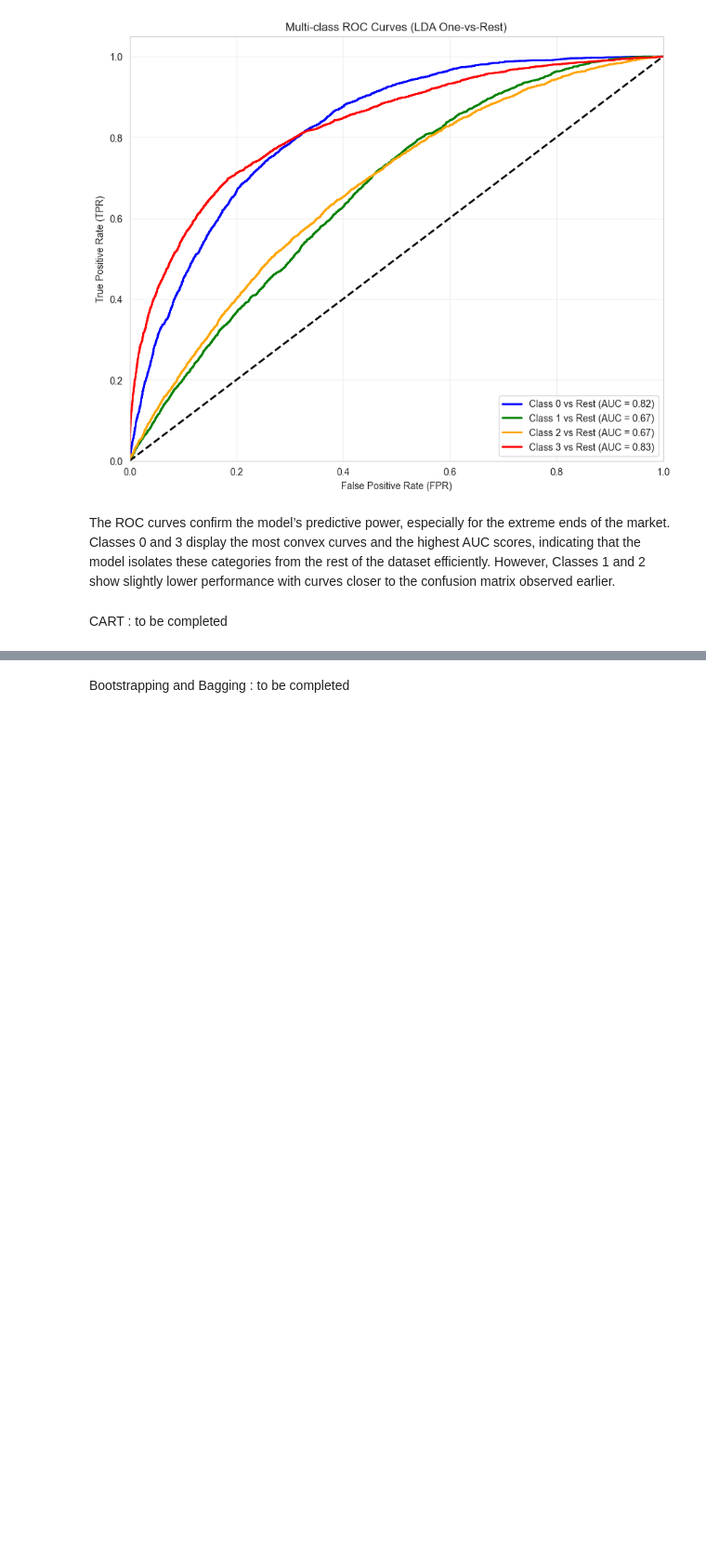
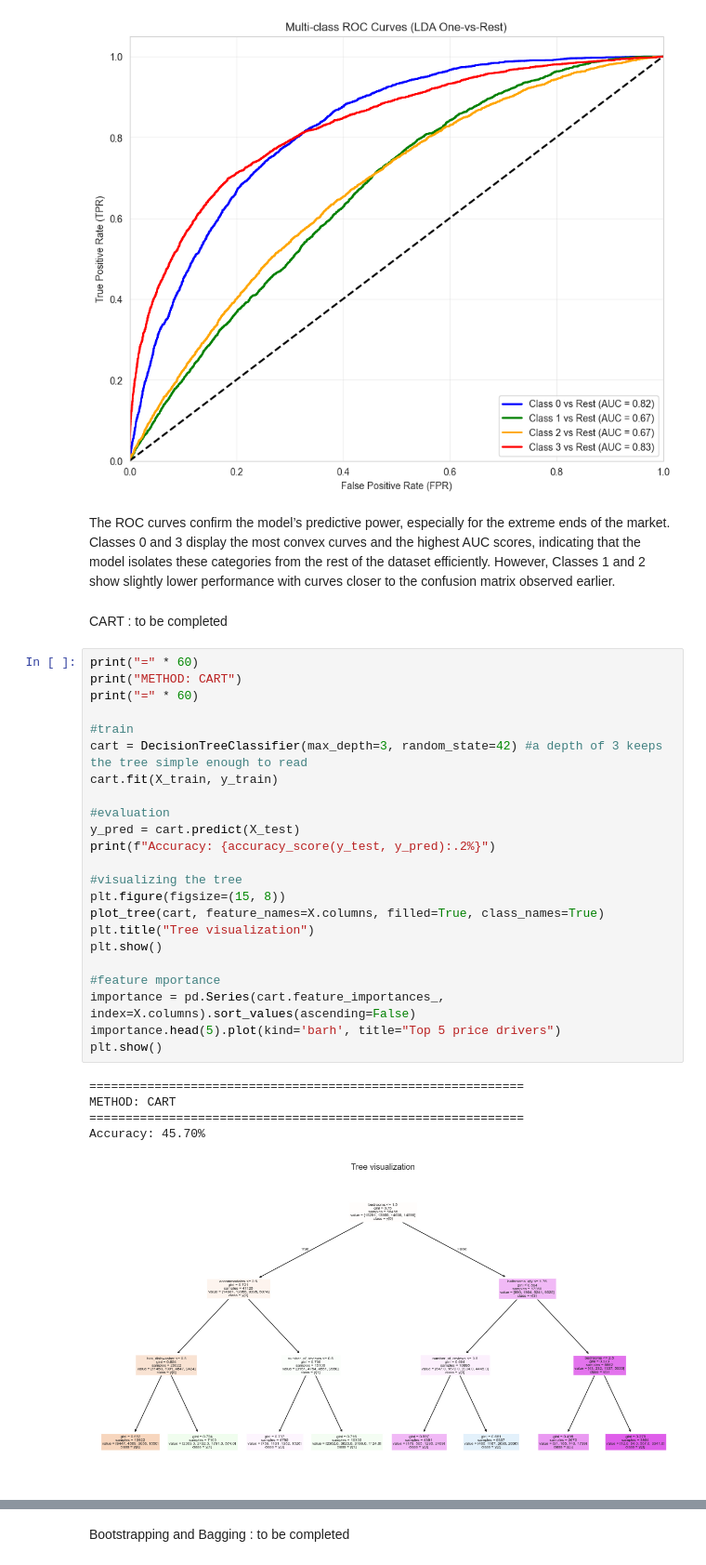
Before and after one commit to Felix-prjcts/ML_Airbnb_domain_generalisation, a Jupyter notebook: 1_ML_Paris.ipynb, the cells around one changed output, grey strips where cells are left out. Shown at 93% size. Cells and saved outputs as stored; diff of their text form; blank space fills up the shorter version.

Commit message:
Notebook cart

```diff
--- a/1_ML_Paris.ipynb
+++ b/1_ML_Paris.ipynb
@@ -429,3 +429,32 @@ plt.show()
 The ROC curves confirm the model’s predictive power, especially for the extreme ends of the market. Classes 0 and 3 display the most convex curves and the highest AUC scores, indicating that the model isolates these categories from the rest of the dataset efficiently. However, Classes 1 and 2 show slightly lower performance with curves closer to the confusion matrix observed earlier.
 # %% [markdown]
 CART : to be completed
+# %%
+print("=" * 60)
+print("METHOD: CART")
+print("=" * 60)
+
+#train
+cart = DecisionTreeClassifier(max_depth=3, random_state=42) #a depth of 3 keeps the tree simple enough to read
+cart.fit(X_train, y_train)
+
+#evaluation
+y_pred = cart.predict(X_test)
+print(f"Accuracy: {accuracy_score(y_test, y_pred):.2%}")
+
+#visualizing the tree
+plt.figure(figsize=(15, 8))
+plot_tree(cart, feature_names=X.columns, filled=True, class_names=True)
+plt.title("Tree visualization")
+plt.show()
+
+#feature mportance
+importance = pd.Series(cart.feature_importances_, index=X.columns).sort_values(ascending=False)
+importance.head(5).plot(kind='barh', title="Top 5 price drivers")
+plt.show()
+# %% [output]
+============================================================
+METHOD: CART
+============================================================
+Accuracy: 45.70%
+[figure, added]
```
Also changed, not shown: parts of 7 cells of this notebook.
